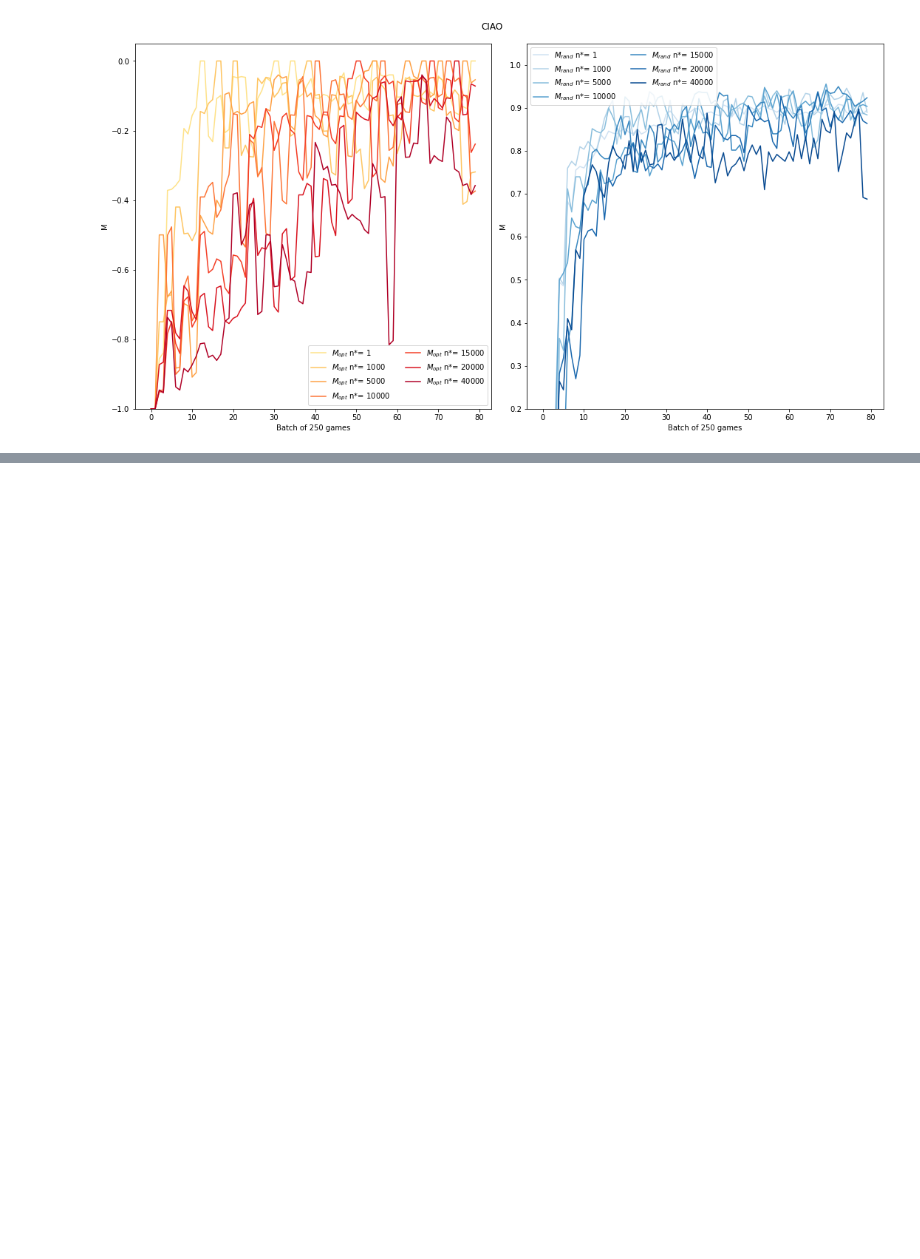
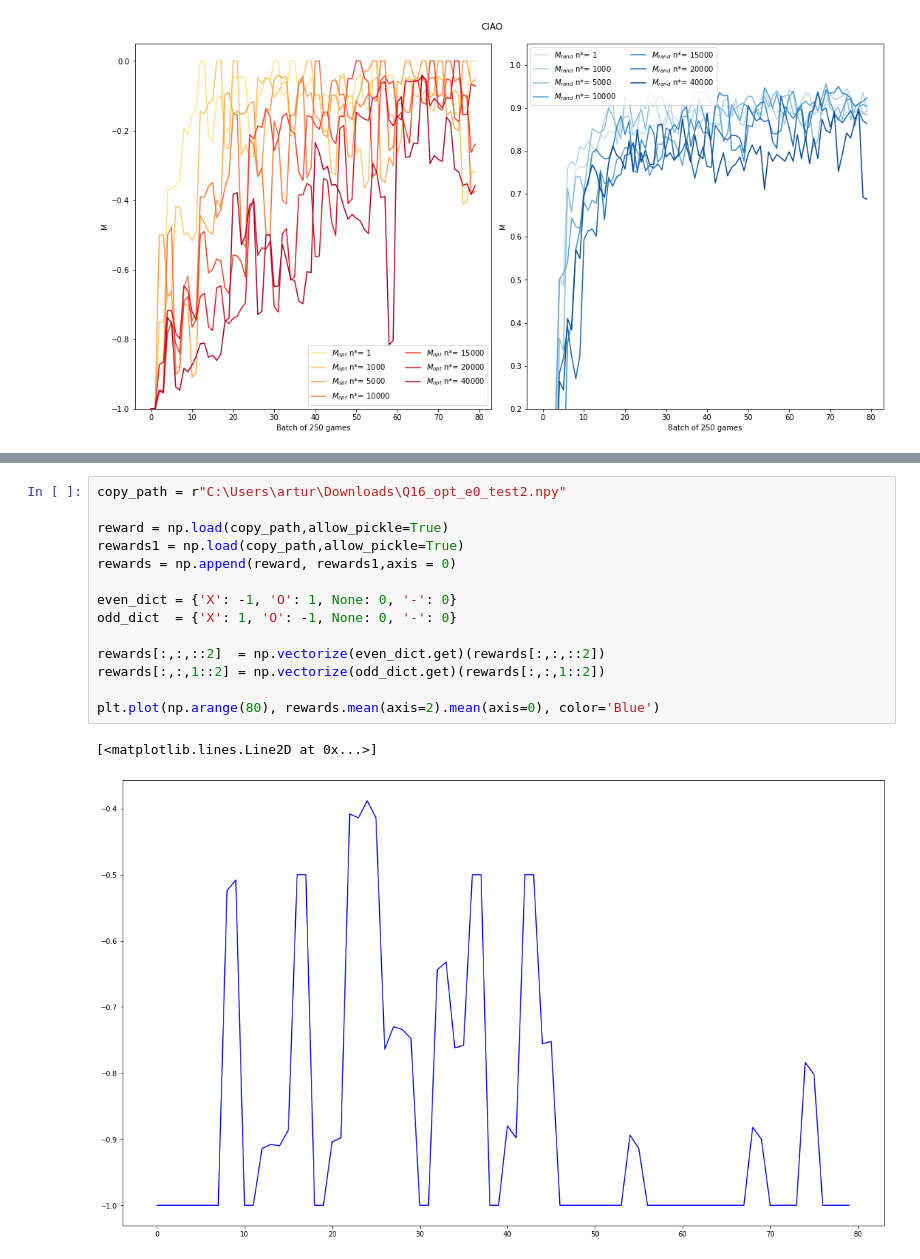
Before and after one commit to fraborg99/ANN---project, a Jupyter notebook: project/Graphs.ipynb, the cells around one changed output, grey strips where cells are left out. Cells and saved outputs as stored; diff of their text form; blank space fills up the shorter version.

```diff
--- a/project/Graphs.ipynb
+++ b/project/Graphs.ipynb
@@ -265,0 +279,17 @@ ax = sns.heatmap(data, annot = labels, fmt = '')
+# %%
+copy_path = r"C:\Users\artur\Downloads\Q16_opt_e0_test2.npy"
+
+reward = np.load(copy_path,allow_pickle=True)
+rewards1 = np.load(copy_path,allow_pickle=True)
+rewards = np.append(reward, rewards1,axis = 0)
+
+even_dict = {'X': -1, 'O': 1, None: 0, '-': 0}
+odd_dict  = {'X': 1, 'O': -1, None: 0, '-': 0}
+
+rewards[:,:,::2]  = np.vectorize(even_dict.get)(rewards[:,:,::2])
+rewards[:,:,1::2] = np.vectorize(odd_dict.get)(rewards[:,:,1::2])
+
+plt.plot(np.arange(80), rewards.mean(axis=2).mean(axis=0), color='Blue')
+# %% [output]
+[<matplotlib.lines.Line2D at 0x...>]
+[figure, added]
```
Also changed, not shown: parts of 16 cells of this notebook, 38 other files.
